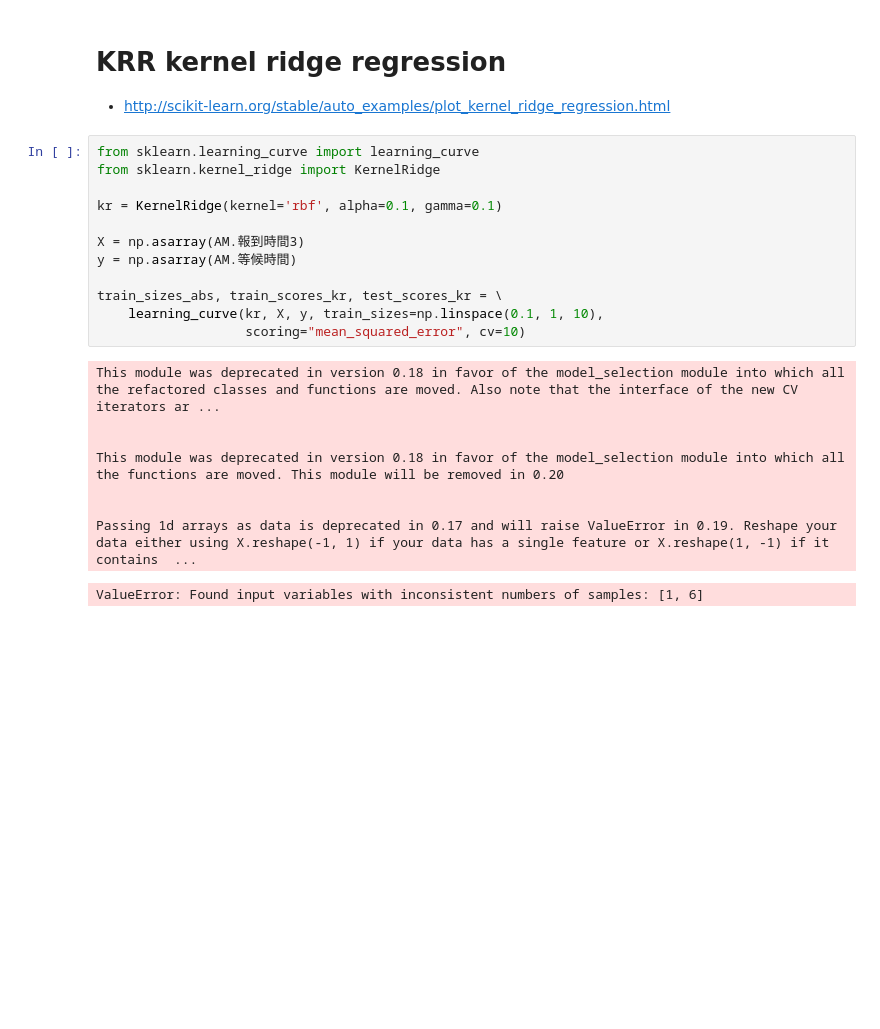
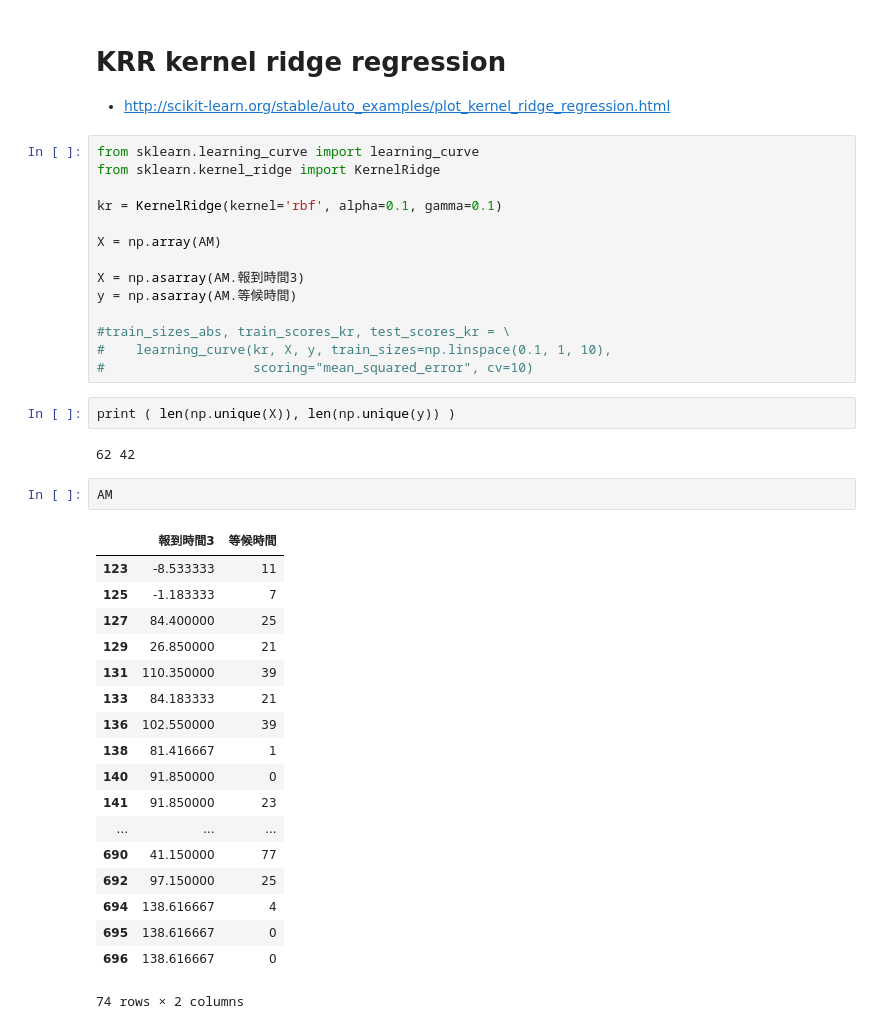
Before and after one commit to t0mst0ne/OPD_waiting, a Jupyter notebook: OPD 門診叫號 分佈.ipynb, the cells around one changed output. Cells and saved outputs as stored; diff of their text form; blank space fills up the shorter version.

```diff
--- a/OPD 門診叫號 分佈.ipynb
+++ b/OPD 門診叫號 分佈.ipynb
@@ -299,18 +325,36 @@ from sklearn.kernel_ridge import KernelRidge
 
 kr = KernelRidge(kernel='rbf', alpha=0.1, gamma=0.1)
 
+X = np.array(AM)
+
 X = np.asarray(AM.報到時間3)
 y = np.asarray(AM.等候時間)
 
-train_sizes_abs, train_scores_kr, test_scores_kr = \
-    learning_curve(kr, X, y, train_sizes=np.linspace(0.1, 1, 10),
-                   scoring="mean_squared_error", cv=10)
+#train_sizes_abs, train_scores_kr, test_scores_kr = \
+#    learning_curve(kr, X, y, train_sizes=np.linspace(0.1, 1, 10),
+#                   scoring="mean_squared_error", cv=10)
-# %% [output]
-This module was deprecated in version 0.18 in favor of the model_selection module into which all the refactored classes and functions are moved. Also note that the interface of the new CV iterators ar ...
-
-
-This module was deprecated in version 0.18 in favor of the model_selection module into which all the functions are moved. This module will be removed in 0.20
-
-
-Passing 1d arrays as data is deprecated in 0.17 and will raise ValueError in 0.19. Reshape your data either using X.reshape(-1, 1) if your data has a single feature or X.reshape(1, -1) if it contains  ...
-ValueError: Found input variables with inconsistent numbers of samples: [1, 6]
+# %%
+print ( len(np.unique(X)), len(np.unique(y)) )
+# %% [output]
+62 42
+# %%
+AM
+# %% [output]
+|  | 報到時間3 | 等候時間 |
+| 123 | -8.533333 | 11 |
+| 125 | -1.183333 | 7 |
+| 127 | 84.400000 | 25 |
+| 129 | 26.850000 | 21 |
+| 131 | 110.350000 | 39 |
+| 133 | 84.183333 | 21 |
+| 136 | 102.550000 | 39 |
+| 138 | 81.416667 | 1 |
+| 140 | 91.850000 | 0 |
+| 141 | 91.850000 | 23 |
+| ... | ... | ... |
+| 690 | 41.150000 | 77 |
+| 692 | 97.150000 | 25 |
+| 694 | 138.616667 | 4 |
+| 695 | 138.616667 | 0 |
+| 696 | 138.616667 | 0 |
+74 rows × 2 columns
```
Also changed, not shown: parts of 8 cells of this notebook.
